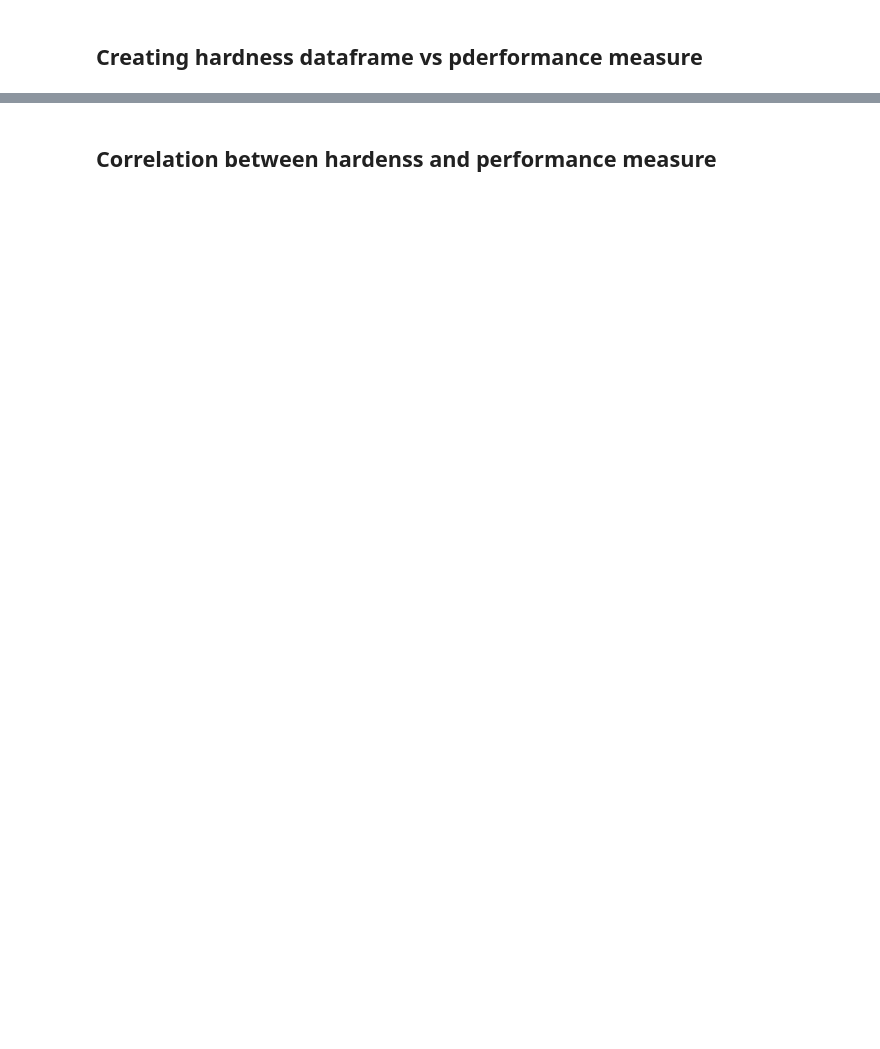
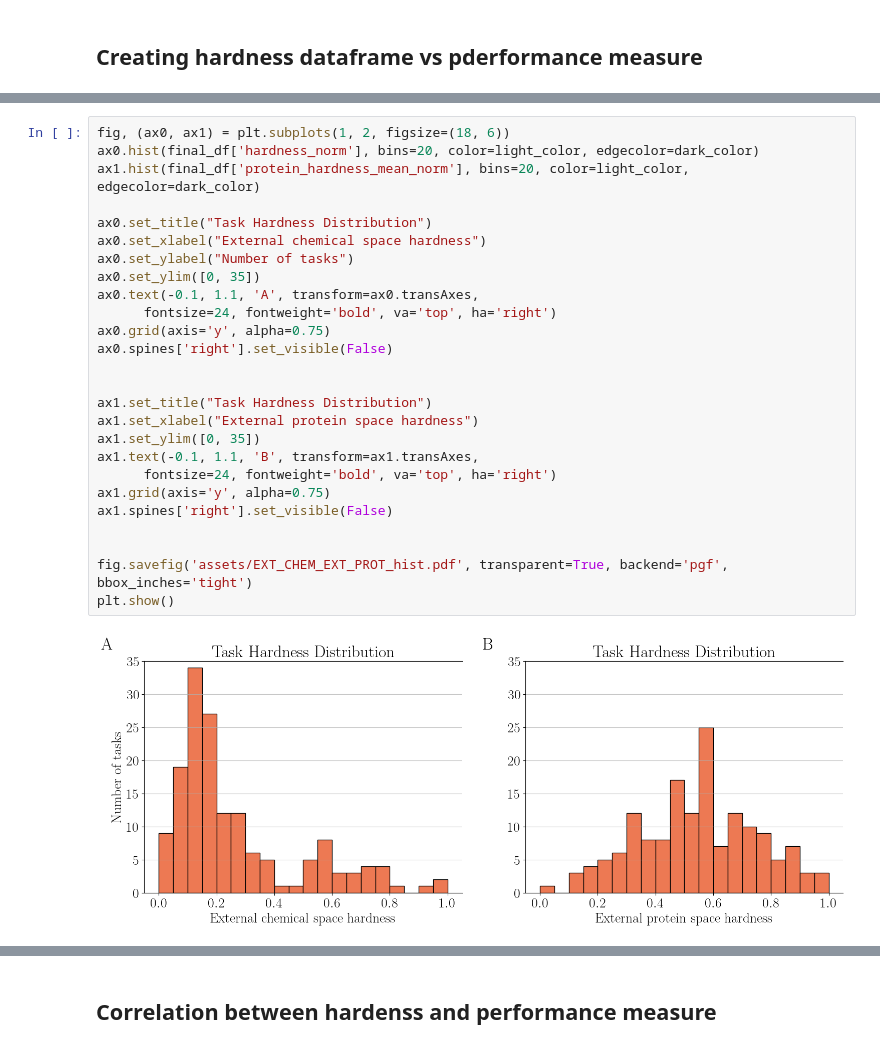
Before and after one commit to HFooladi/THEMAP, a Jupyter notebook: notebooks/task_hardness.ipynb, the cells around one changed output, grey strips where cells are left out. Drawn from its saved outputs; the diff is of its cells as text; blank space fills up the shorter version.

```diff
--- a/notebooks/task_hardness.ipynb
+++ b/notebooks/task_hardness.ipynb
@@ -129,0 +119,28 @@ Pearson EXT_CHEM and INT_CHEM: 0.018223501270114108
+# %%
+fig, (ax0, ax1) = plt.subplots(1, 2, figsize=(18, 6))
+ax0.hist(final_df['hardness_norm'], bins=20, color=light_color, edgecolor=dark_color)
+ax1.hist(final_df['protein_hardness_mean_norm'], bins=20, color=light_color, edgecolor=dark_color)
+
+ax0.set_title("Task Hardness Distribution")
+ax0.set_xlabel("External chemical space hardness")
+ax0.set_ylabel("Number of tasks")
+ax0.set_ylim([0, 35])
+ax0.text(-0.1, 1.1, 'A', transform=ax0.transAxes,
+      fontsize=24, fontweight='bold', va='top', ha='right')
+ax0.grid(axis='y', alpha=0.75)
+ax0.spines['right'].set_visible(False)
+
+
+ax1.set_title("Task Hardness Distribution")
+ax1.set_xlabel("External protein space hardness")
+ax1.set_ylim([0, 35])
+ax1.text(-0.1, 1.1, 'B', transform=ax1.transAxes,
+      fontsize=24, fontweight='bold', va='top', ha='right')
+ax1.grid(axis='y', alpha=0.75)
+ax1.spines['right'].set_visible(False)
+
+
+fig.savefig('assets/EXT_CHEM_EXT_PROT_hist.pdf', transparent=True, backend='pgf', bbox_inches='tight')
+plt.show()
+# %% [output]
+[figure, added]
```
Also changed, not shown: parts of 9 cells of this notebook.
